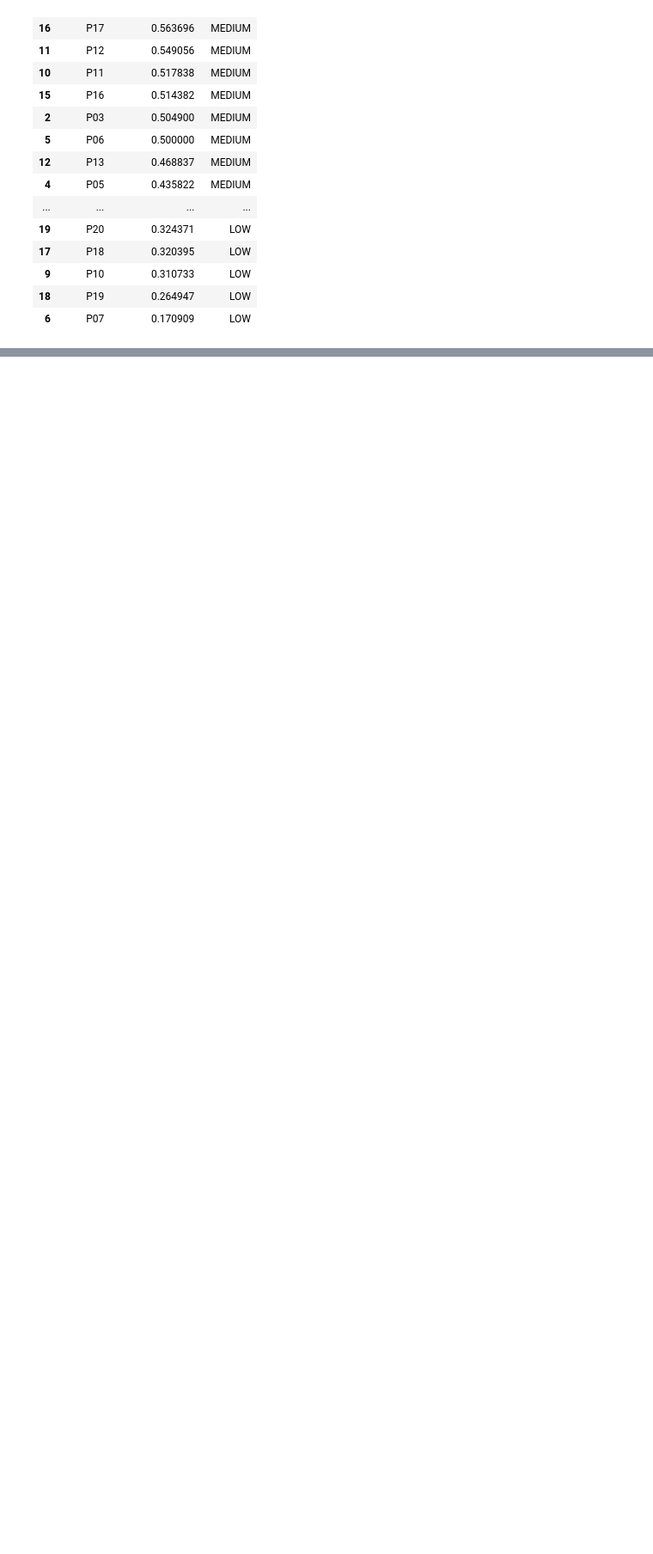
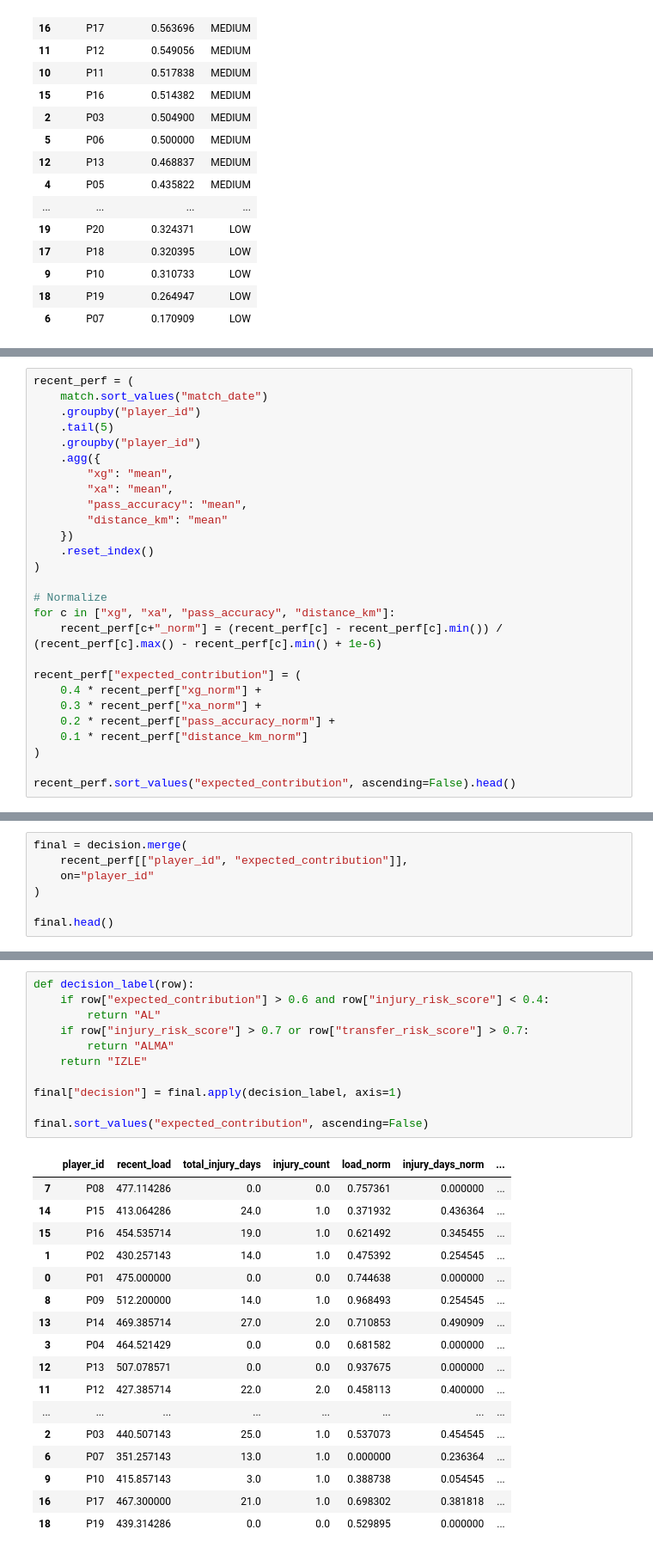
Before and after one commit to Adileakklc/player-performance-transfer-risk, a Jupyter notebook: notebooks/01_injury_risk_baseline.ipynb, the cells around one changed output, grey strips where cells are left out. Shown at 86% size. Drawn from its saved outputs; the diff is of its cells as text; blank space fills up the shorter version.

Commit message:
Add injury + transfer models, decision board, and gitignore

```diff
--- a/notebooks/01_injury_risk_baseline.ipynb
+++ b/notebooks/01_injury_risk_baseline.ipynb
@@ -108,0 +157,27 @@ risk[["player_id", "injury_risk_score", "risk_label"]].sort_values("injury_risk_
+# %%
+recent_perf = (
+    match.sort_values("match_date")
+    .groupby("player_id")
+    .tail(5)
+    .groupby("player_id")
+    .agg({
+        "xg": "mean",
+        "xa": "mean",
+        "pass_accuracy": "mean",
+        "distance_km": "mean"
+    })
+    .reset_index()
+)
+
+# Normalize
+for c in ["xg", "xa", "pass_accuracy", "distance_km"]:
+    recent_perf[c+"_norm"] = (recent_perf[c] - recent_perf[c].min()) / (recent_perf[c].max() - recent_perf[c].min() + 1e-6)
+
+recent_perf["expected_contribution"] = (
+    0.4 * recent_perf["xg_norm"] +
+    0.3 * recent_perf["xa_norm"] +
+    0.2 * recent_perf["pass_accuracy_norm"] +
+    0.1 * recent_perf["distance_km_norm"]
+)
+
+recent_perf.sort_values("expected_contribution", ascending=False).head()
@@ -108,0 +191,7 @@ risk[["player_id", "injury_risk_score", "risk_label"]].sort_values("injury_risk_
+# %%
+final = decision.merge(
+    recent_perf[["player_id", "expected_contribution"]],
+    on="player_id"
+)
+
+final.head()
@@ -108,0 +205,29 @@ risk[["player_id", "injury_risk_score", "risk_label"]].sort_values("injury_risk_
+# %%
+def decision_label(row):
+    if row["expected_contribution"] > 0.6 and row["injury_risk_score"] < 0.4:
+        return "AL"
+    if row["injury_risk_score"] > 0.7 or row["transfer_risk_score"] > 0.7:
+        return "ALMA"
+    return "IZLE"
+
+final["decision"] = final.apply(decision_label, axis=1)
+
+final.sort_values("expected_contribution", ascending=False)
+# %% [output]
+|  | player_id | recent_load | total_injury_days | injury_count | load_norm | injury_days_norm | ... |
+| 7 | P08 | 477.114286 | 0.0 | 0.0 | 0.757361 | 0.000000 | ... |
+| 14 | P15 | 413.064286 | 24.0 | 1.0 | 0.371932 | 0.436364 | ... |
+| 15 | P16 | 454.535714 | 19.0 | 1.0 | 0.621492 | 0.345455 | ... |
+| 1 | P02 | 430.257143 | 14.0 | 1.0 | 0.475392 | 0.254545 | ... |
+| 0 | P01 | 475.000000 | 0.0 | 0.0 | 0.744638 | 0.000000 | ... |
+| 8 | P09 | 512.200000 | 14.0 | 1.0 | 0.968493 | 0.254545 | ... |
+| 13 | P14 | 469.385714 | 27.0 | 2.0 | 0.710853 | 0.490909 | ... |
+| 3 | P04 | 464.521429 | 0.0 | 0.0 | 0.681582 | 0.000000 | ... |
+| 12 | P13 | 507.078571 | 0.0 | 0.0 | 0.937675 | 0.000000 | ... |
+| 11 | P12 | 427.385714 | 22.0 | 2.0 | 0.458113 | 0.400000 | ... |
+| ... | ... | ... | ... | ... | ... | ... | ... |
+| 2 | P03 | 440.507143 | 25.0 | 1.0 | 0.537073 | 0.454545 | ... |
+| 6 | P07 | 351.257143 | 13.0 | 1.0 | 0.000000 | 0.236364 | ... |
+| 9 | P10 | 415.857143 | 3.0 | 1.0 | 0.388738 | 0.054545 | ... |
+| 16 | P17 | 467.300000 | 21.0 | 1.0 | 0.698302 | 0.381818 | ... |
+| 18 | P19 | 439.314286 | 0.0 | 0.0 | 0.529895 | 0.000000 | ... |
```
Also changed, not shown: parts of 5 cells of this notebook, 11 other files.
